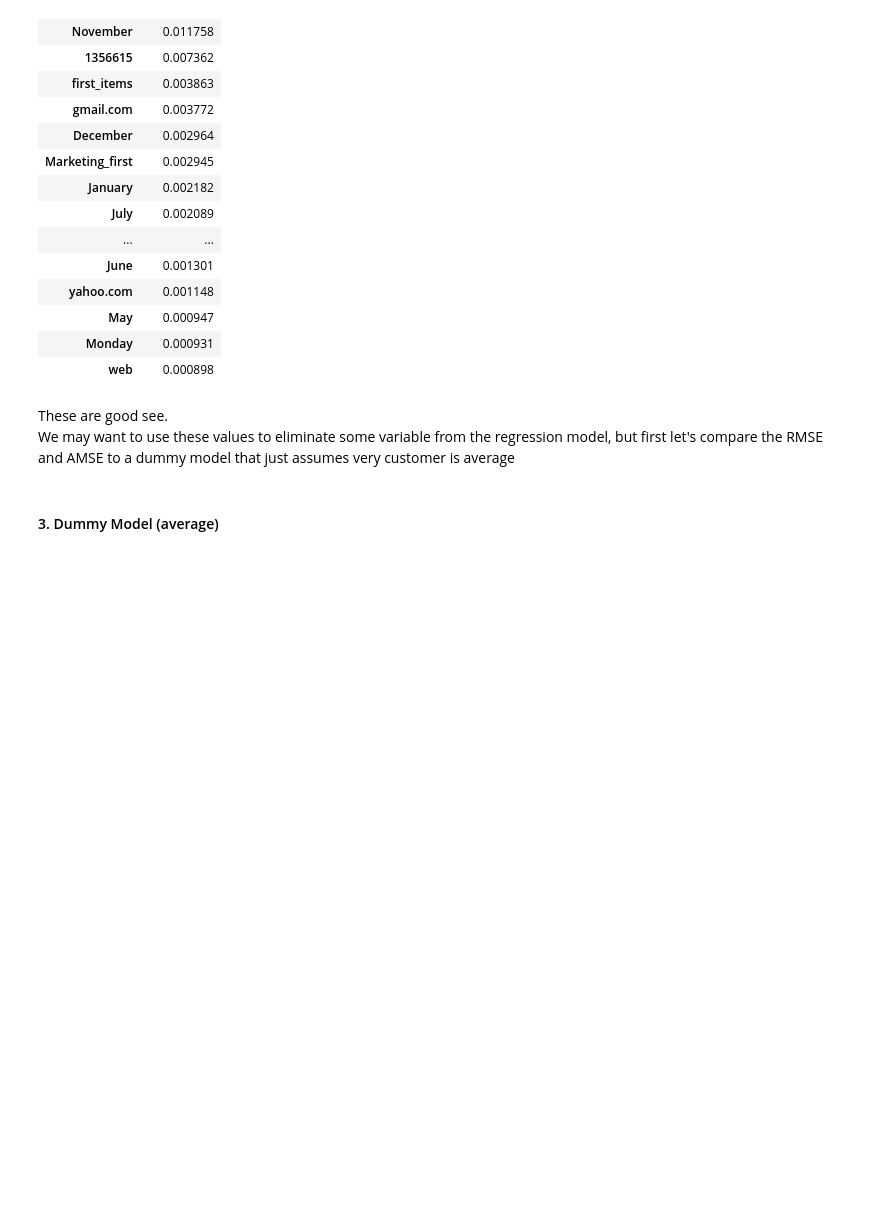
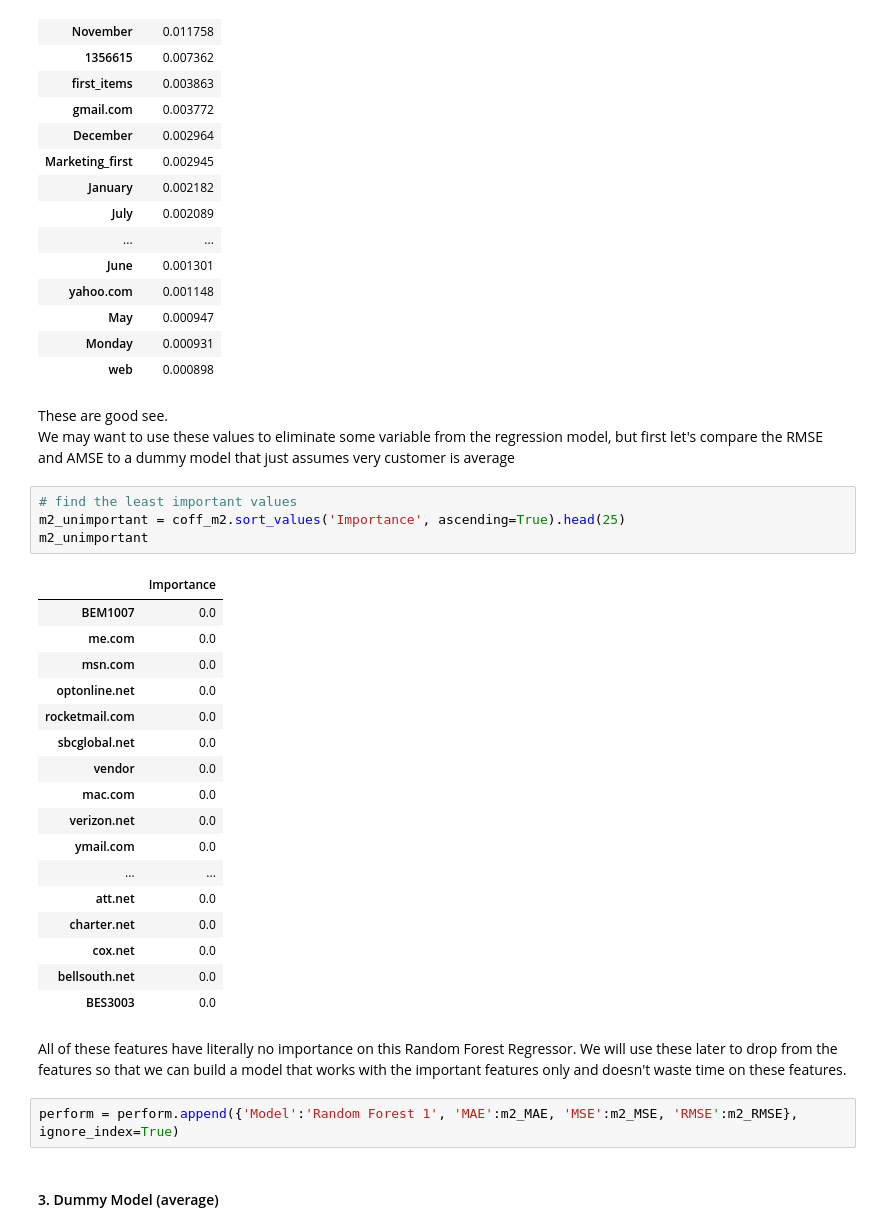
Before and after one commit to shahinrostami/Shopify-CLV, a Jupyter notebook: Cap2_PreProcessing_Modeling.ipynb, the cells around one changed output. Saved outputs shown, nothing was run; the diff lists cells and outputs as text; blank space fills up the shorter version.

```diff
--- a/Cap2_PreProcessing_Modeling.ipynb
+++ b/Cap2_PreProcessing_Modeling.ipynb
@@ -358,6 +367,32 @@ coff_m2.sort_values('Importance', ascending=False).head(20)
 # %% [markdown]
 These are good see. <br>
 We may want to use these values to eliminate some variable from the regression model, but first let's compare the RMSE and AMSE to a dummy model that just assumes very customer is average
+# %%
+# find the least important values
+m2_unimportant = coff_m2.sort_values('Importance', ascending=True).head(25)
+m2_unimportant
+# %% [output]
+|  | Importance |
+| BEM1007 | 0.0 |
+| me.com | 0.0 |
+| msn.com | 0.0 |
+| optonline.net | 0.0 |
+| rocketmail.com | 0.0 |
+| sbcglobal.net | 0.0 |
+| vendor | 0.0 |
+| mac.com | 0.0 |
+| verizon.net | 0.0 |
+| ymail.com | 0.0 |
+| ... | ... |
+| att.net | 0.0 |
+| charter.net | 0.0 |
+| cox.net | 0.0 |
+| bellsouth.net | 0.0 |
+| BES3003 | 0.0 |
+# %% [markdown]
+All of these features have literally no importance on this Random Forest Regressor. We will use these later to drop from the features so that we can build a model that works with the important features only and doesn't waste time on these features.
+# %%
+perform = perform.append({'Model':'Random Forest 1', 'MAE':m2_MAE, 'MSE':m2_MSE, 'RMSE':m2_RMSE}, ignore_index=True)
 # %% [markdown]
 #### 3. Dummy Model (average)
 # %%
```
Also changed, not shown: parts of 37 cells of this notebook.
